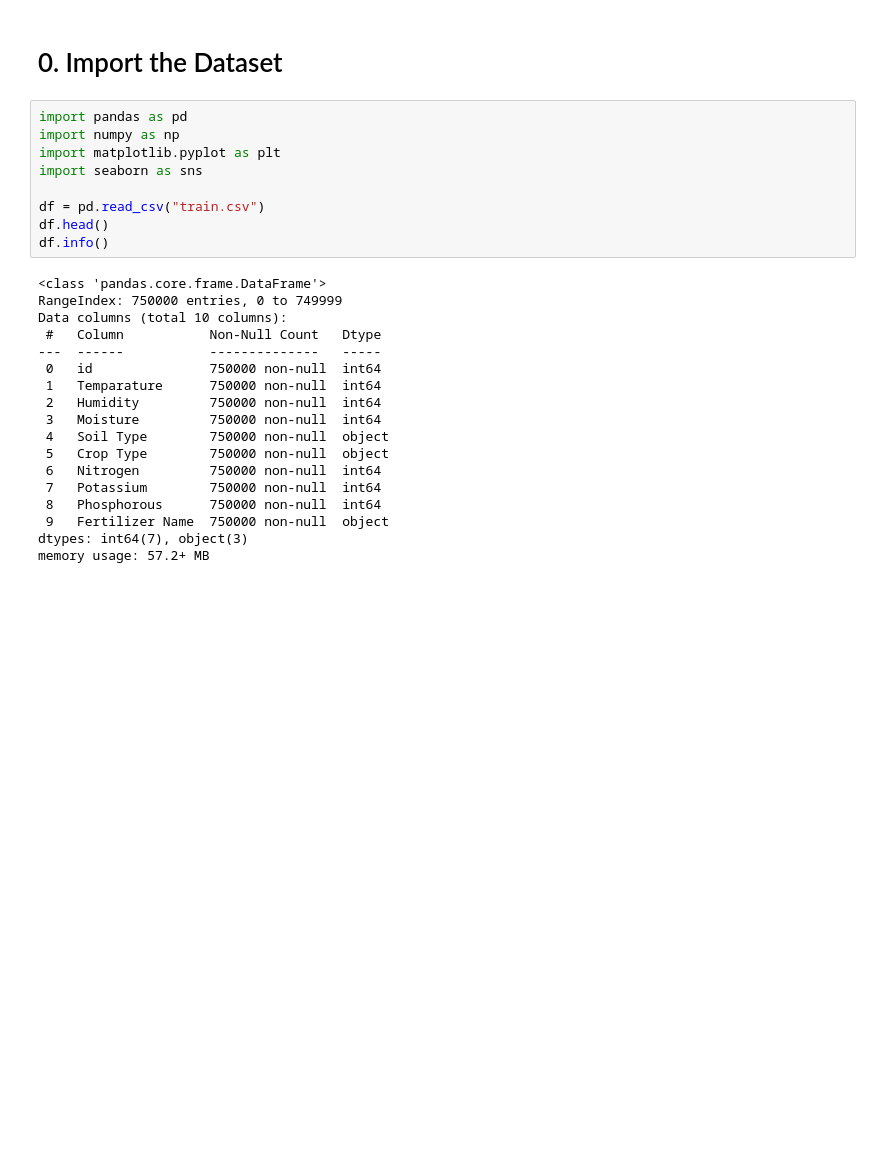
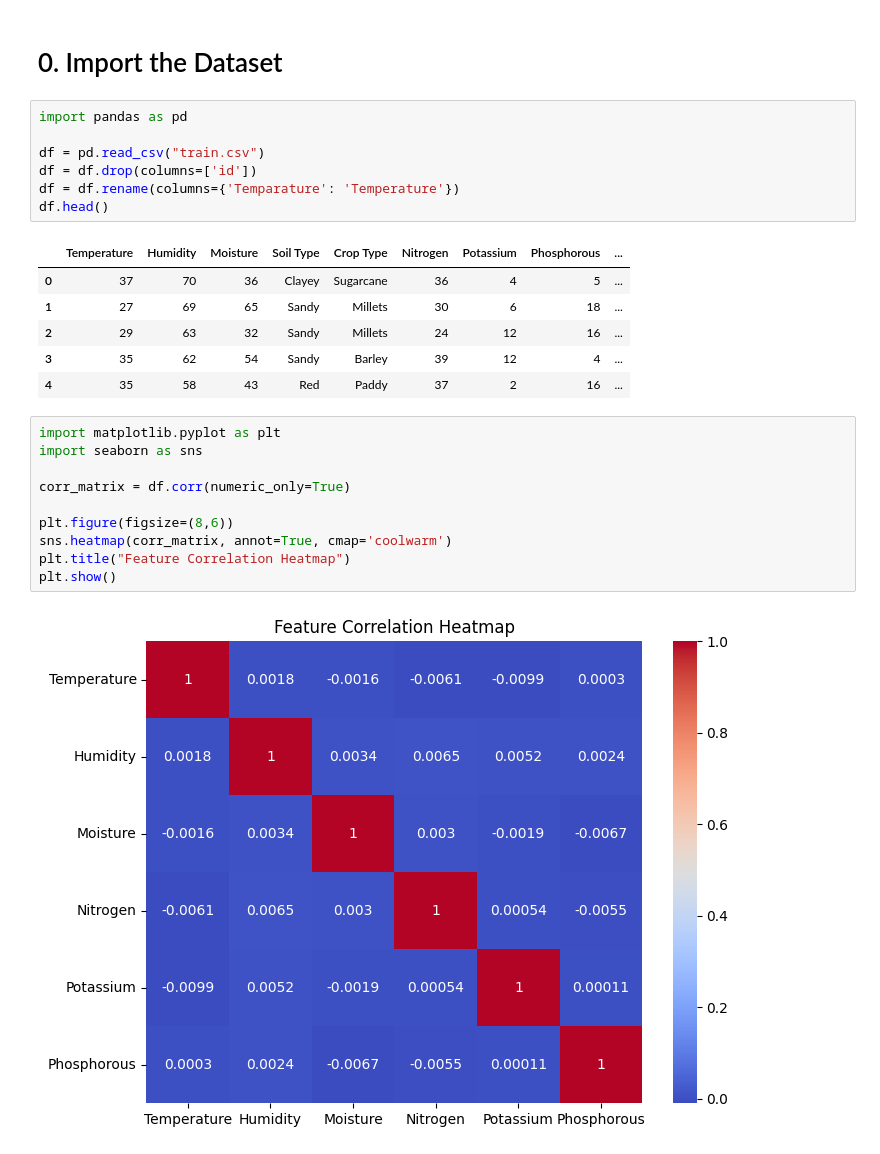
Before and after one commit to starbachi/SL_NN_Best_Fertilizer_Kaggle, a Jupyter notebook: main.ipynb, the cells around one changed output. Cells and saved outputs as stored; diff of their text form; blank space fills up the shorter version.

```diff
--- a/main.ipynb
+++ b/main.ipynb
@@ -2,28 +2,27 @@
 # 0. Import the Dataset
 # %%
 import pandas as pd
-import numpy as np
-import matplotlib.pyplot as plt
-import seaborn as sns
 
 df = pd.read_csv("train.csv")
+df = df.drop(columns=['id'])
+df = df.rename(columns={'Temparature': 'Temperature'})
 df.head()
-df.info()
 # %% [output]
-<class 'pandas.core.frame.DataFrame'>
-RangeIndex: 750000 entries, 0 to 749999
-Data columns (total 10 columns):
- #   Column           Non-Null Count   Dtype
----  ------           --------------   -----
- 0   id               750000 non-null  int64
- 1   Temparature      750000 non-null  int64
- 2   Humidity         750000 non-null  int64
- 3   Moisture         750000 non-null  int64
- 4   Soil Type        750000 non-null  object
- 5   Crop Type        750000 non-null  object
- 6   Nitrogen         750000 non-null  int64
- 7   Potassium        750000 non-null  int64
- 8   Phosphorous      750000 non-null  int64
- 9   Fertilizer Name  750000 non-null  object
-dtypes: int64(7), object(3)
-memory usage: 57.2+ MB
+|  | Temperature | Humidity | Moisture | Soil Type | Crop Type | Nitrogen | Potassium | Phosphorous | ... |
+| 0 | 37 | 70 | 36 | Clayey | Sugarcane | 36 | 4 | 5 | ... |
+| 1 | 27 | 69 | 65 | Sandy | Millets | 30 | 6 | 18 | ... |
+| 2 | 29 | 63 | 32 | Sandy | Millets | 24 | 12 | 16 | ... |
+| 3 | 35 | 62 | 54 | Sandy | Barley | 39 | 12 | 4 | ... |
+| 4 | 35 | 58 | 43 | Red | Paddy | 37 | 2 | 16 | ... |
+# %%
+import matplotlib.pyplot as plt
+import seaborn as sns
+
+corr_matrix = df.corr(numeric_only=True)
+
+plt.figure(figsize=(8,6))
+sns.heatmap(corr_matrix, annot=True, cmap='coolwarm')
+plt.title("Feature Correlation Heatmap")
+plt.show()
+# %% [output]
+[figure, added]
```
Also changed, not shown: parts of 24 cells of this notebook.
